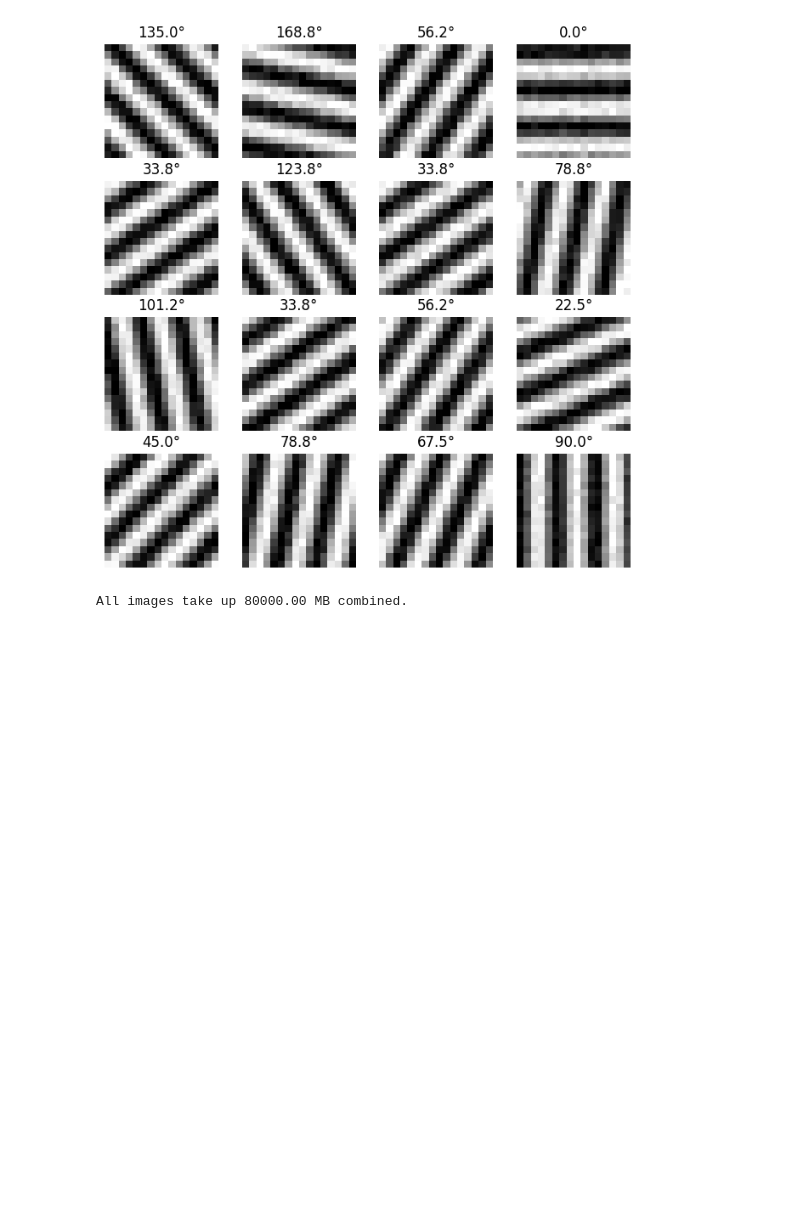
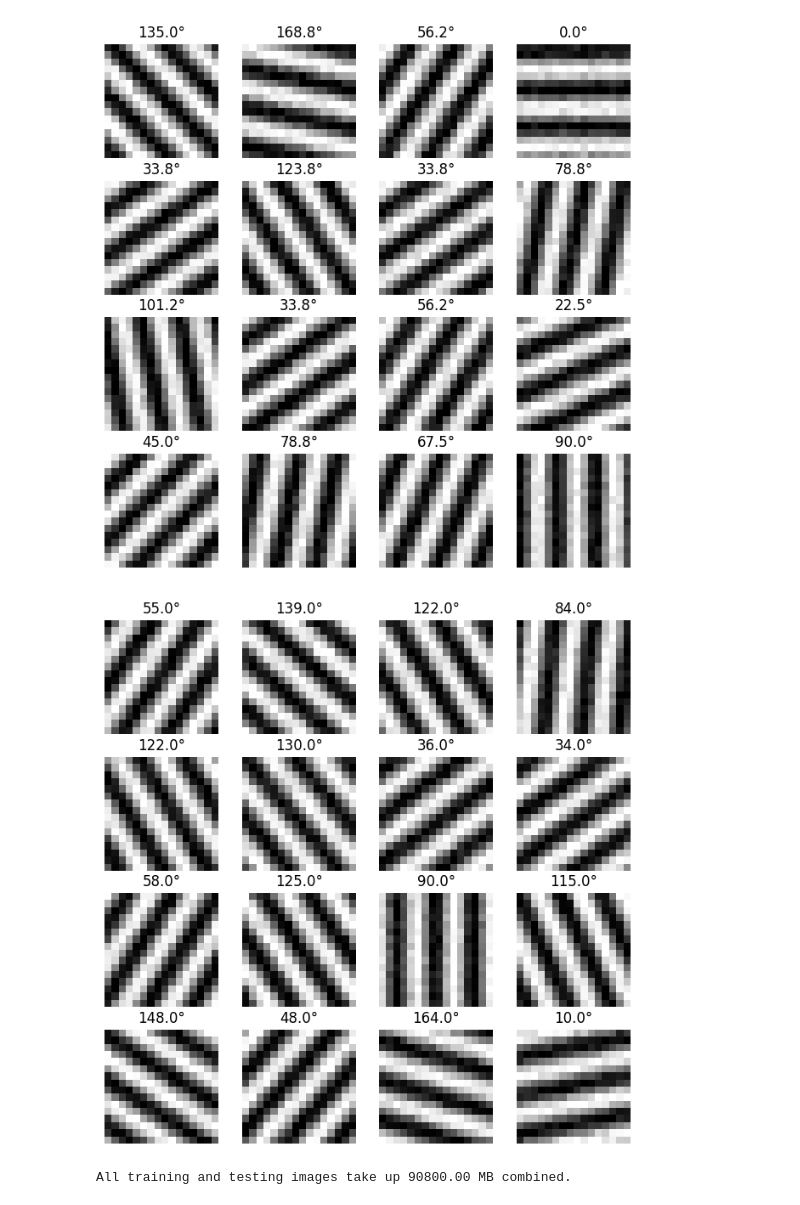
Before and after one commit to lmaccart/NEUR-416-Final, a Jupyter notebook: generate_grating.ipynb, the cells around one changed output. Cells and saved outputs as stored; diff of their text form; code cells hidden in the pictures; blank space fills up the shorter version.

Commit message:
added test gratings

```diff
--- a/generate_grating.ipynb
+++ b/generate_grating.ipynb
@@ -35,12 +35,12 @@ sinA_sel = sinA[idx_oris]
 gratings = 0.5 * (1 + (cosA_sel * cphi - sinA_sel * sphi))
 
 noise = np.random.normal(0, 0.05, size=(N, H, W))
-all_imgs = np.clip(gratings + noise, 0, 1)
+train_imgs = np.clip(gratings + noise, 0, 1)
 
 fig, axs = plt.subplots(4, 4, figsize=(8, 8))
 for i in range(4):
     for j in range(4):
-        axs[i, j].imshow(all_imgs[i * 4 + j], cmap='gray')
+        axs[i, j].imshow(train_imgs[i * 4 + j], cmap='gray')
         axs[i, j].axis('off')
         axs[i, j].set_title(f'{orientations[idx_oris[i * 4 + j]]:.1f}°')
 # %% [output]
@@ -50,4 +50,39 @@ sio.savemat('gratings.mat', {'images': all_imgs, 'orientations': orientations[id
-# %%
-print(f'All images take up {all_imgs.nbytes / (2 ** 10):.2f} MB combined.')
-# %% [output]
-All images take up 80000.00 MB combined.
+# %%
+orientations = np.arange(0, 180)
+trials = 30
+
+x = np.arange(H)
+y = np.arange(W)
+X, Y = np.meshgrid(x, y, indexing='ij')
+
+thetas = np.deg2rad(orientations)
+cos_t = np.cos(thetas)[:, None, None]
+sin_t = np.sin(thetas)[:, None, None]
+
+A = 2 * np.pi * (cos_t * X[None, :, :] + sin_t * Y[None, :, :]) / period
+
+cosA = np.cos(A)
+sinA = np.sin(A)
+
+idx_oris = np.repeat(orientations, trials)
+phases = np.random.rand(len(orientations) * trials) * 2 * np.pi
+cphi = np.cos(phases)[:, None, None]
+sphi = np.sin(phases)[:, None, None]
+
+cosA_sel = cosA[idx_oris]
+sinA_sel = sinA[idx_oris]
+
+gratings = 0.5 * (1 + (cosA_sel * cphi - sinA_sel * sphi))
+
+noise = np.random.normal(0, 0.05, size=(len(orientations) * trials, H, W))
+test_imgs = np.clip(gratings + noise, 0, 1)
+
+fig, axs = plt.subplots(4, 4, figsize=(8, 8))
+for i in range(4):
+    for j in range(4):
+        idx = np.random.randint(len(test_imgs))
+        axs[i, j].imshow(test_imgs[idx], cmap='gray')
+        axs[i, j].axis('off')
+        axs[i, j].set_title(f'{orientations[idx_oris[idx]]:.1f}°')
+# %% [output]
+[figure, added]
@@ -53,0 +91,4 @@ All images take up 80000.00 MB combined.
+# %%
+print(f'All training and testing images take up {(train_imgs.nbytes + test_imgs.nbytes) / (2 ** 10):.2f} MB combined.')
+# %% [output]
+All training and testing images take up 90800.00 MB combined.
```
Also changed, not shown: parts of 2 cells of this notebook, 2 other files.
